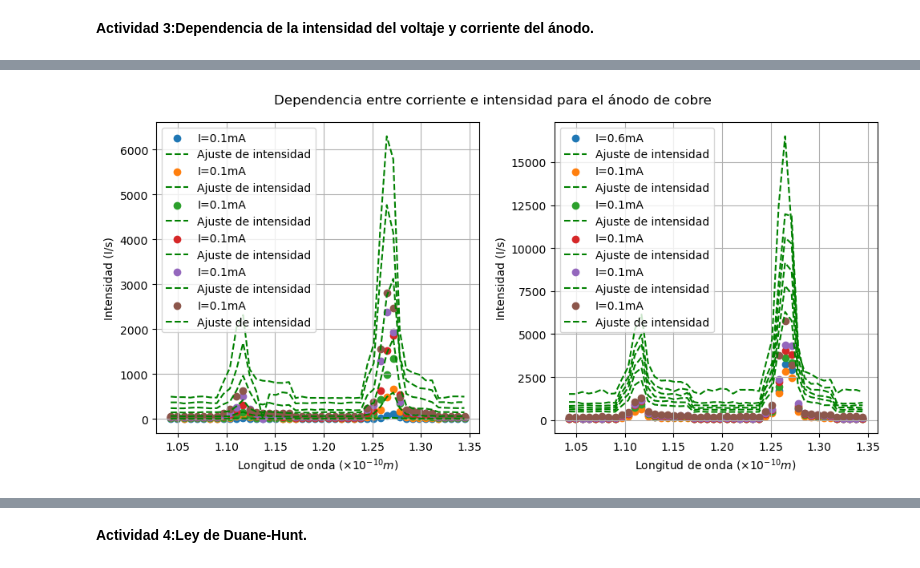
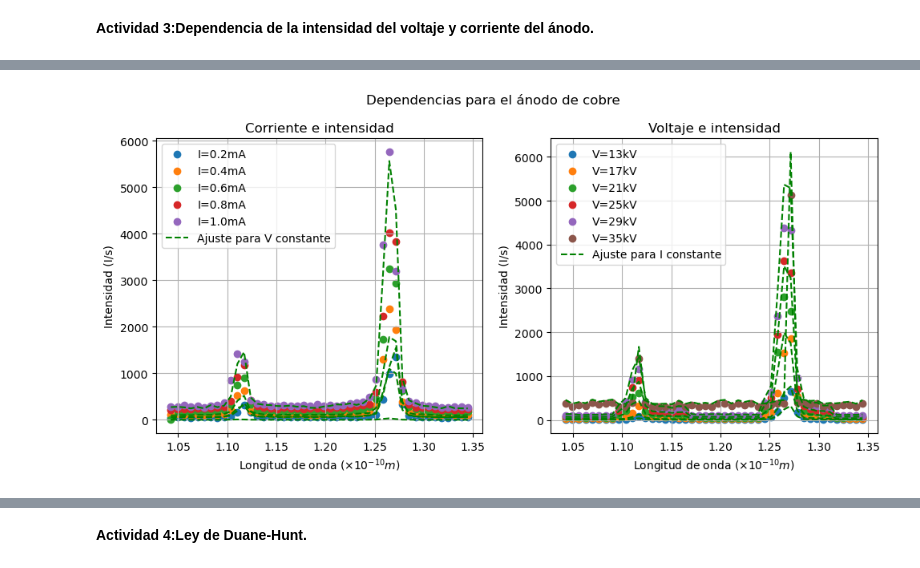
Before and after one commit to ccuellarn/Laboratorio-Intermedio---Pr-cticas20242, a Jupyter notebook: Rayos X/Rayos X.ipynb, the cells around one changed output, grey strips where cells are left out. Cells and saved outputs as stored; diff of their text form; code cells hidden in the pictures.

```diff
--- a/Rayos X/Rayos X.ipynb
+++ b/Rayos X/Rayos X.ipynb
@@ -284,10 +285,13 @@ fig.tight_layout()
 # %% [markdown]
 **Actividad 2: Absorción de rayos x como función del espesor del material.**
 # %%
+x_3 = []
+for i in range(0,9):
+    x_3.append(round(2*dZn*(np.sin(np.radians(Data1A2['Ang'][i]))),1))
 #Calibración de barrido sin material
 n = 1
-param1 = np.polyfit(Data1A2['Ang'][0:3], Data1A2['In'][0:3], n)
-x_ = np.linspace(min(Data1A2['Ang'][0:3]),max(Data1A2['Ang'][0:3]),10)
+param1 = np.polyfit(x_3[0:3], Data1A2['In'][0:3], n)
+x_ = np.linspace(min(x_3[0:3]),max(x_3[0:3]),10)
 ym1 = param1[0]*x_+param1[1]
 
 #Obtener medidas de incertidumbre
@@ -307,14 +311,15 @@ def Residuals(y,ym):
         e.append(y[i]-ym[i])
     return e
 
-plt.errorbar(Data1A2['Ang'][0:3], Data1A2['In'][0:3],yerr=np.sqrt(std),capsize=1.5,color='b',fmt='.', label='Calibración')
+plt.errorbar(x_3[0:3], Data1A2['In'][0:3],yerr=np.sqrt(std),capsize=1.5,color='b',fmt='.', label='Calibración')
 plt.plot(x_,ym1,color='r',label='Ajuste lineal')
 plt.title('Calibración para absorción del cristal LiF')
 plt.ylabel('Intensidad (I/s)')
 plt.xlabel(r'Ángulo de incidencia $(^\circ)$')
-plt.text(6.25, 400, 'y={}x + {}'.format(round(param1[0],2),round(param1[1],2)),color='r')
-plt.text(6.30,385,'R^2= {}'.format(round(GetR2(Data1A2['Ang'][0:3], Data1A2['In'][0:3]),2)),color='b')
+# plt.text(6.25, 400, 'y={}x + {}'.format(round(param1[0],2),round(param1[1],2)),color='r')
+# plt.text(6.30,385,'R^2= {}'.format(round(GetR2(x_3[0:3], Data1A2['In'][0:3]),2)),color='b')
 plt.legend()
 plt.grid()
 plt.show()
+param1[0]
 # %% [output]
@@ -531,57 +536,60 @@ Los valores de error en el cálculo de cada constante b fueron: [array([0.047449
 # %%
 #Grafico
 fig = plt.figure(figsize = (10, 5))
-fig.suptitle('Dependencia entre corriente e intensidad para el ánodo de cobre')
+fig.suptitle('Dependencias para el ánodo de cobre')
 ax1 = fig.add_subplot(121)
 ax2 = fig.add_subplot(122)
 
+#Dependencia de corriente
 
-ax1.scatter(xI,Icon[0],label='I=0.1mA')
-ax1.plot(xI,FitI[0],'--',color='g',label='Ajuste de intensidad')
+ax1.scatter(xV,Vcon[1],label='I=0.2mA')
+ax1.plot(xV,Vcon[1]/(bV[1]*(35-9.979)**(3/2)),'--',color='g')
 
-ax1.scatter(xI,Icon[1],label='I=0.1mA')
-ax1.plot(xI,FitI[1],'--',color='g',label='Ajuste de intensidad')
+ax1.scatter(xV,Vcon[3],label='I=0.4mA')
+ax1.plot(xV,Vcon[3]/(bV[3]*(35-9.979)**(3/2)),'--',color='g')
 
-ax1.scatter(xI,Icon[2],label='I=0.1mA')
-ax1.plot(xI,FitI[2],'--',color='g',label='Ajuste de intensidad')
+ax1.scatter(xV,Vcon[5],label='I=0.6mA')
+ax1.plot(xV,Vcon[5]/(bV[5]*10*(35-9.979)**(3/2)),'--',color='g')
 
-ax1.scatter(xI,Icon[3],label='I=0.1mA')
-ax1.plot(xI,FitI[3],'--',color='g',label='Ajuste de intensidad')
+ax1.scatter(xV,Vcon[7],label='I=0.8mA')
+ax1.plot(xV,Vcon[7]/(bV[7]*(10)*(35-9.979)**(3/2)),'--',color='g')
 
-ax1.scatter(xI,Icon[4],label='I=0.1mA')
-ax1.plot(xI,FitI[4],'--',color='g',label='Ajuste de intensidad')
-
-ax1.scatter(xI,Icon[5],label='I=0.1mA')
-ax1.plot(xI,FitI[5],'--',color='g',label='Ajuste de intensidad')
+ax1.scatter(xV,Vcon[9],label='I=1.0mA')
+ax1.plot(xV,Vcon[9]/(bV[9]*(1e3)*(35-9.979)**(3/2)),'--',color='g',label='Ajuste para V constante')
 
 ax1.set_xlabel(r"Longitud de onda $(\times 10^{-10}m)$")
 ax1.set_ylabel('Intensidad (I/s)')
+ax1.set_title('Corriente e intensidad')
 ax1.grid()
 ax1.legend()
 
-ax2.scatter(xI,Icon[6],label='I=0.6mA')
-ax2.plot(xI,FitI[6],'--',color='g',label='Ajuste de intensidad')
+#Dependencia de voltaje
 
-ax2.scatter(xI,Icon[5],label='I=0.1mA')
-ax2.plot(xI,FitI[5],'--',color='g',label='Ajuste de intensidad')
+ax2.scatter(xV,Icon[1],label='V=13kV')
+ax2.plot(xV,Icon[1]*(1/bI[1]),'--',color='g')
 
-ax2.scatter(xI,Icon[7],label='I=0.1mA')
-ax2.plot(xI,FitI[7],'--',color='g',label='Ajuste de intensidad')
+ax2.scatter(xV,Icon[3],label='V=17kV')
+ax2.plot(xV,Icon[3]*(1/bI[3]*0.3),'--',color='g')
 
-ax2.scatter(xI,Icon[8],label='I=0.1mA')
-ax2.plot(xI,FitI[8],'--',color='g',label='Ajuste de intensidad')
+ax2.scatter(xV,Icon[5],label='V=21kV')
+ax2.plot(xV,Icon[5]*(1/bI[5]*0.3),'--',color='g')
 
-ax2.scatter(xI,Icon[9],label='I=0.1mA')
-ax2.plot(xI,FitI[9],'--',color='g',label='Ajuste de intensidad')
+ax2.scatter(xV,Icon[7],label='V=25kV')
+ax2.plot(xV,Icon[7]*(1/bI[7]*0.3),'--',color='g')
 
-ax2.scatter(xI,Icon[10],label='I=0.1mA')
-ax2.plot(xI,FitI[10],'--',color='g',label='Ajuste de intensidad')
+ax2.scatter(xV,Icon[9],label='V=29kV')
+ax2.plot(xV,Icon[9]*(1/bI[9]*0.3),'--',color='g')
+
+ax2.scatter(xV,Icon[12],label='V=35kV')
+ax2.plot(xV,Icon[12]*(1/bI[12]*0.3),'--',color='g',label='Ajuste para I constante')
+
 
 ax2.set_xlabel(r"Longitud de onda $(\times 10^{-10}m)$")
 ax2.set_ylabel('Intensidad (I/s)')
+ax2.set_title('Voltaje e intensidad')
 ax2.grid()
 ax2.legend()
 
 fig.tight_layout()
 # %% [output]
-[figure, old version]
+[figure, new version]
```
Also changed, not shown: parts of 6 cells of this notebook.
